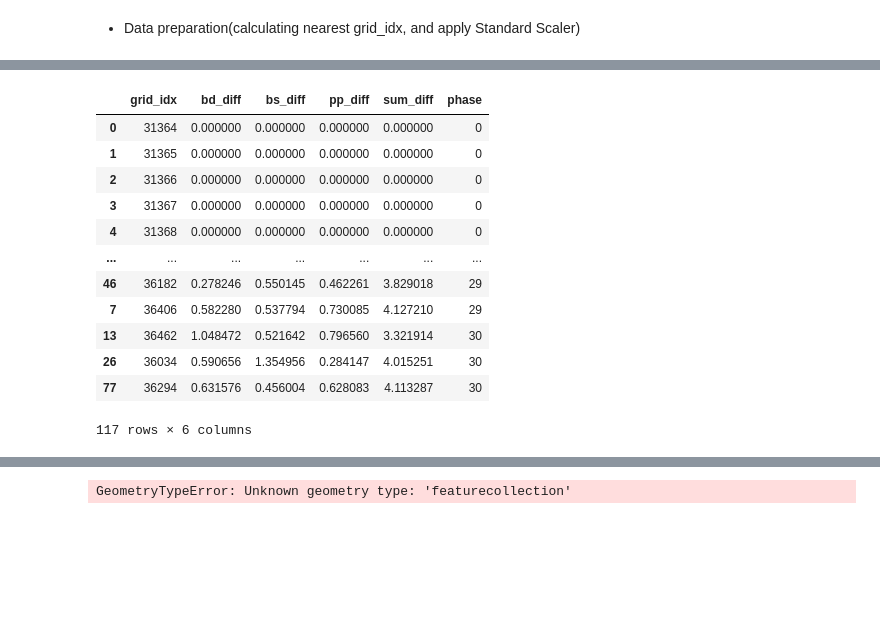
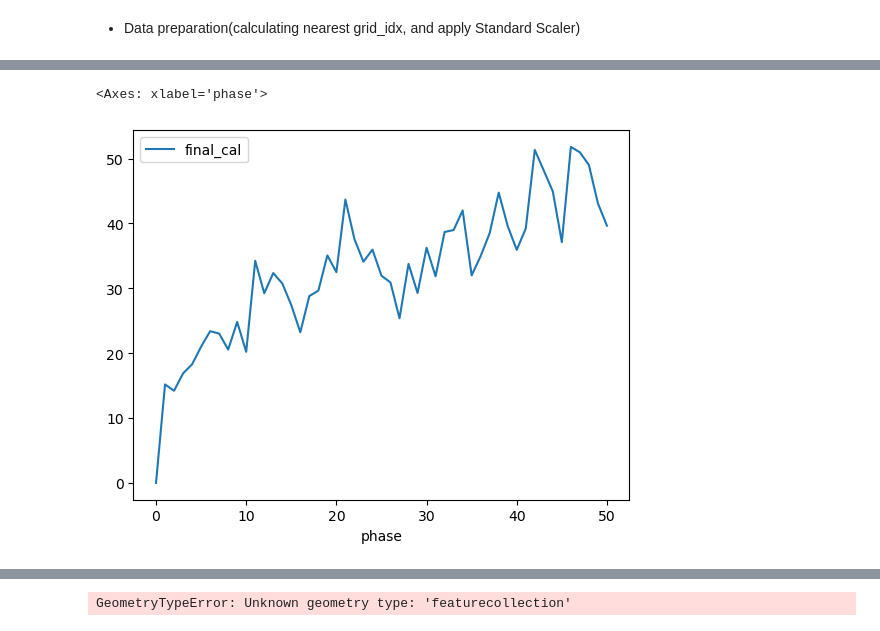
Before and after one commit to woooleee/msd, a Jupyter notebook: experiment/distsim.ipynb, the cells around one changed output, grey strips where cells are left out. Drawn from its saved outputs; the diff is of its cells as text; code cells hidden in the pictures; blank space fills up the shorter version.

```diff
--- a/experiment/distsim.ipynb
+++ b/experiment/distsim.ipynb
@@ -84,9 +84,24 @@ def compare_mean(row1, rows, sim_cal_cols):
     diff_squared = np.sum((row1_mean - rows_mean)**2)
     mean_diff = np.sqrt(diff_squared / len(sim_cal_cols))
     return mean_diff
+
+
+def within_boundary_distance(gdf, sim_cal_cols) -> float:
+    pairwise_distances = []
+    for row1, row2 in combinations(gdf.iterrows(), 2):
+        distance = sum(abs(row1[1][col] - row2[1][col]) for col in SIM_CAL_COLS)
+        pairwise_distances.append(distance)
+    average_distance = sum(pairwise_distances) / len(pairwise_distances)
+    # boundary_similarity = math.exp(-(average_distance/100))
+    # penalty = math.sqrt(len(gdf))
+    # penalty = 1 / math.sqrt(len(pairwise_distances))
+    return average_distance
+
+def within_boundary_similarity(dist, n_cluster) -> float:
+    return math.exp(-dist/100)
 # %%
 # calculate the extent to which grids in CBD boundary are similar to each other
-gdf = gpd.GeoDataFrame(gdf_2021_gbd, geometry='geometry_grids')
+gdf = gpd.GeoDataFrame(gdf_2022_scbd, geometry='geometry_grids')
 # Set the CRS for the GeoDataFrame
 crs = CRS.from_epsg(5179)
 gdf = gdf.set_crs(crs)
@@ -110,5 +125,6 @@ init_cluster = [centroid_grid_idx] +\
                 find_queen_neighbors(gdf_normalized, centroid_grid_idx) +\
                 find_neighbors_within_radius(gdf_normalized, centroid_grid_idx)
 init_cluster = list(set(init_cluster))
+centroid_geom = gdf_normalized[gdf_normalized['grid_idx'] == centroid_grid_idx].centroid.values[0]
 # init_cluster.append(36735)
 # %% [output]
@@ -197,19 +248,8 @@ for phase in range(PHASE_N):
-# %%
-phase_results
-# %% [output]
-|  | grid_idx | bd_diff | bs_diff | pp_diff | sum_diff | phase |
-| 0 | 31364 | 0.000000 | 0.000000 | 0.000000 | 0.000000 | 0 |
-| 1 | 31365 | 0.000000 | 0.000000 | 0.000000 | 0.000000 | 0 |
-| 2 | 31366 | 0.000000 | 0.000000 | 0.000000 | 0.000000 | 0 |
-| 3 | 31367 | 0.000000 | 0.000000 | 0.000000 | 0.000000 | 0 |
-| 4 | 31368 | 0.000000 | 0.000000 | 0.000000 | 0.000000 | 0 |
-| ... | ... | ... | ... | ... | ... | ... |
-| 46 | 36182 | 0.278246 | 0.550145 | 0.462261 | 3.829018 | 29 |
-| 7 | 36406 | 0.582280 | 0.537794 | 0.730085 | 4.127210 | 29 |
-| 13 | 36462 | 1.048472 | 0.521642 | 0.796560 | 3.321914 | 30 |
-| 26 | 36034 | 0.590656 | 1.354956 | 0.284147 | 4.015251 | 30 |
-| 77 | 36294 | 0.631576 | 0.456004 | 0.628083 | 4.113287 | 30 |
-117 rows × 6 columns
+# %%
+phase_results.plot(x='phase', y = 'final_cal')
+# %% [output]
+<Axes: xlabel='phase'>
+[figure, added]
 # %%
 cluster_idxs = list(phase_results.grid_idx)
 cluster_gdf = gdf_normalized[gdf_normalized['grid_idx'].isin(cluster_idxs)]
```
Also changed, not shown: parts of 13 cells of this notebook, 16 other files.
